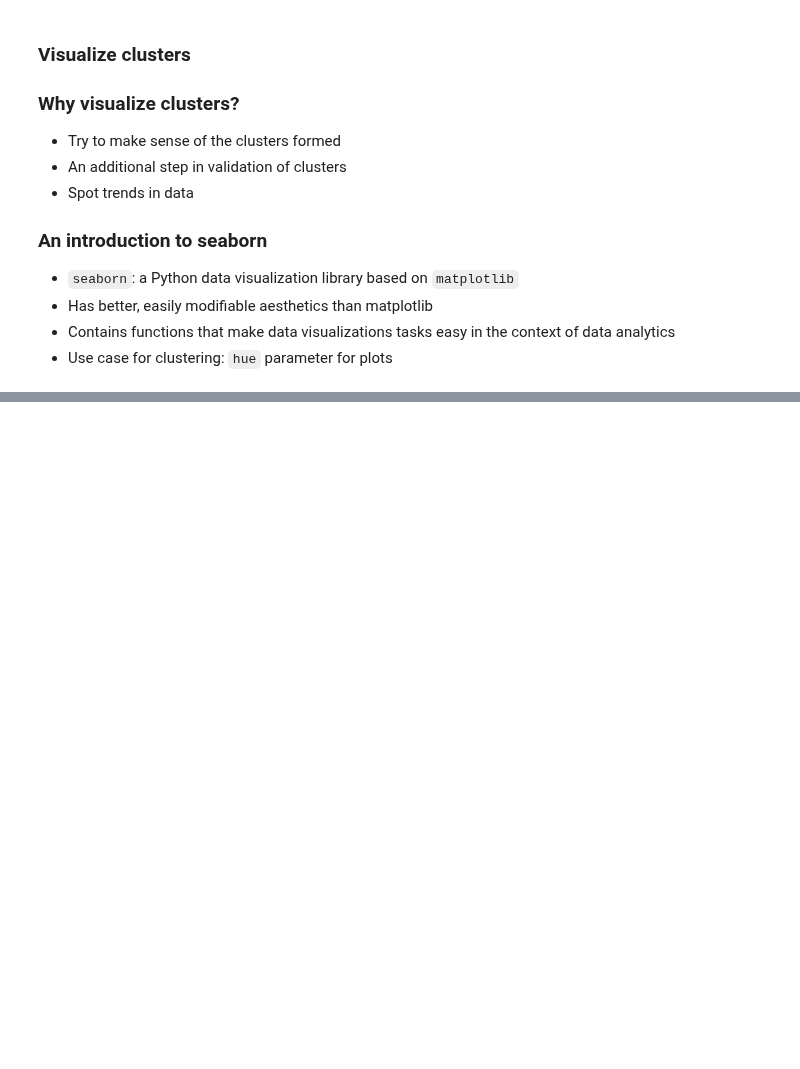
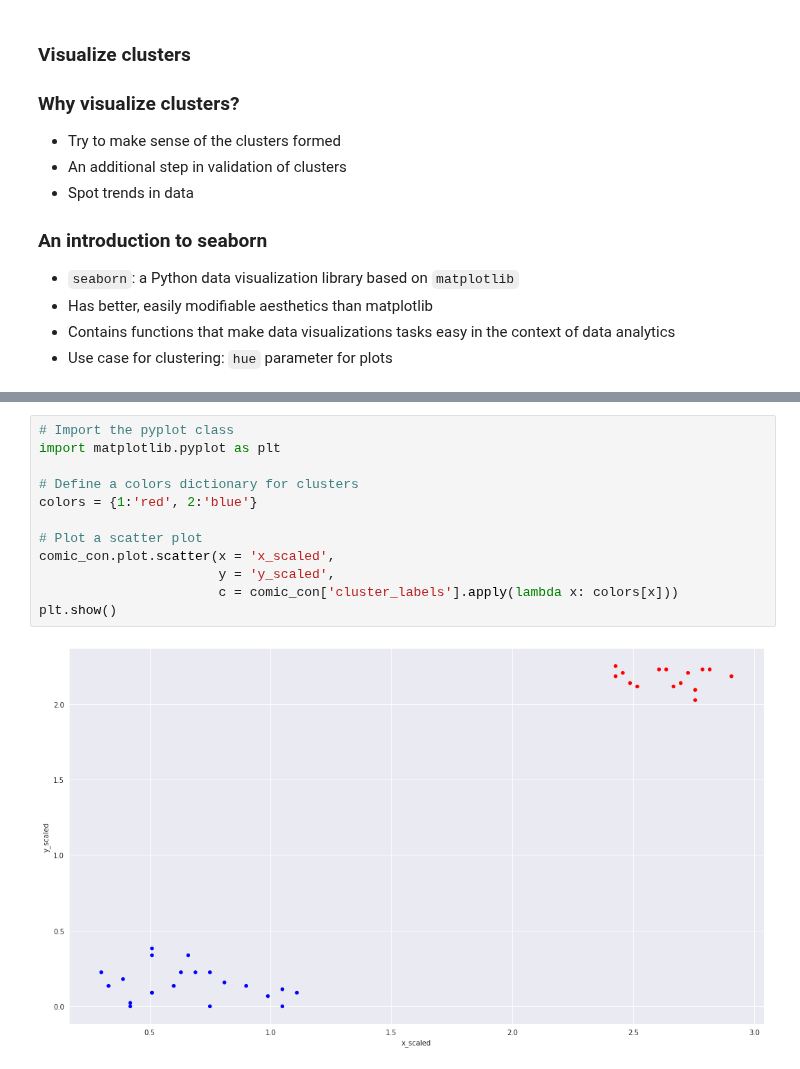
Before and after one commit to MikSm1th/datacamp_notes, a Jupyter notebook: clusterting_w_SciPy/2_Basics_of_hierarchical_clustering.ipynb, the cells around one changed output, grey strips where cells are left out. Saved outputs shown, nothing was run; the diff lists cells and outputs as text; blank space fills up the shorter version.

```diff
--- a/clusterting_w_SciPy/2_Basics_of_hierarchical_clustering.ipynb
+++ b/clusterting_w_SciPy/2_Basics_of_hierarchical_clustering.ipynb
@@ -125,0 +138,14 @@ df.plot.scatter(x='x', y='y', c=df['labels'].apply)
+# %%
+# Import the pyplot class
+import matplotlib.pyplot as plt
+
+# Define a colors dictionary for clusters
+colors = {1:'red', 2:'blue'}
+
+# Plot a scatter plot
+comic_con.plot.scatter(x = 'x_scaled',
+                	   y = 'y_scaled',
+                	   c = comic_con['cluster_labels'].apply(lambda x: colors[x]))
+plt.show()
+# %% [output]
+[figure, added]
```
Also changed, not shown: parts of 11 cells of this notebook.
